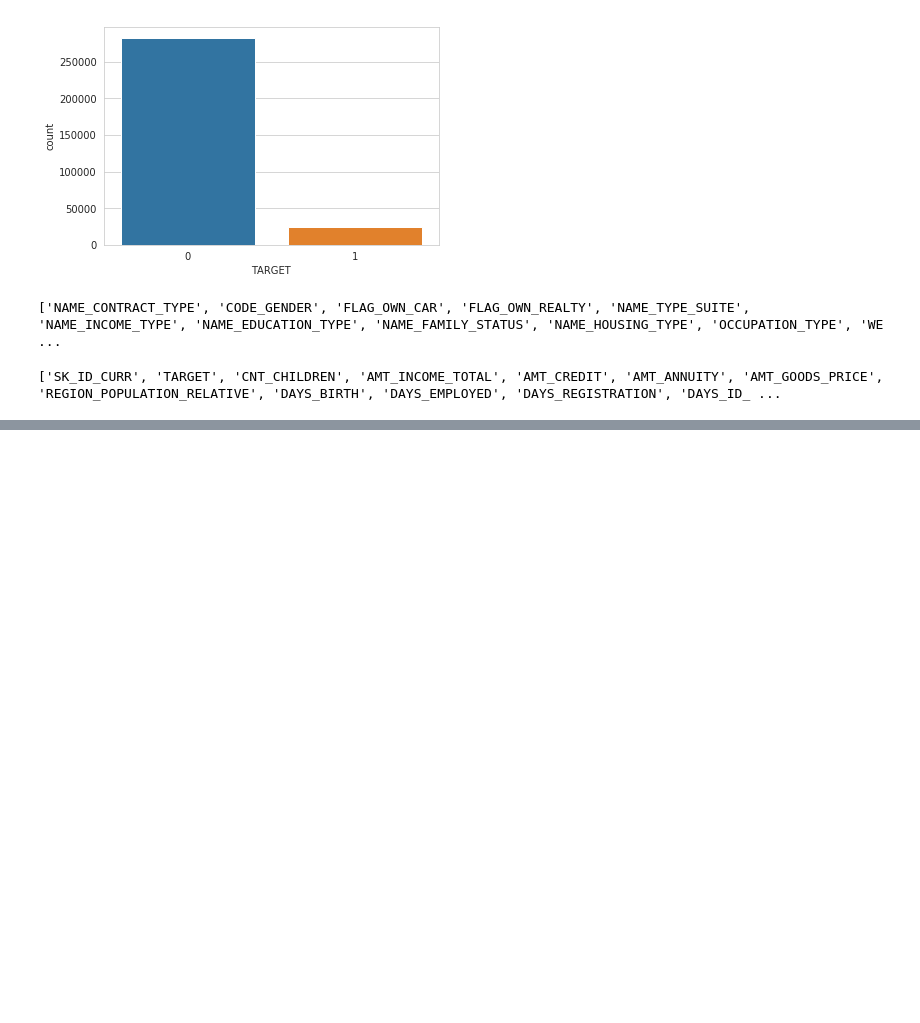
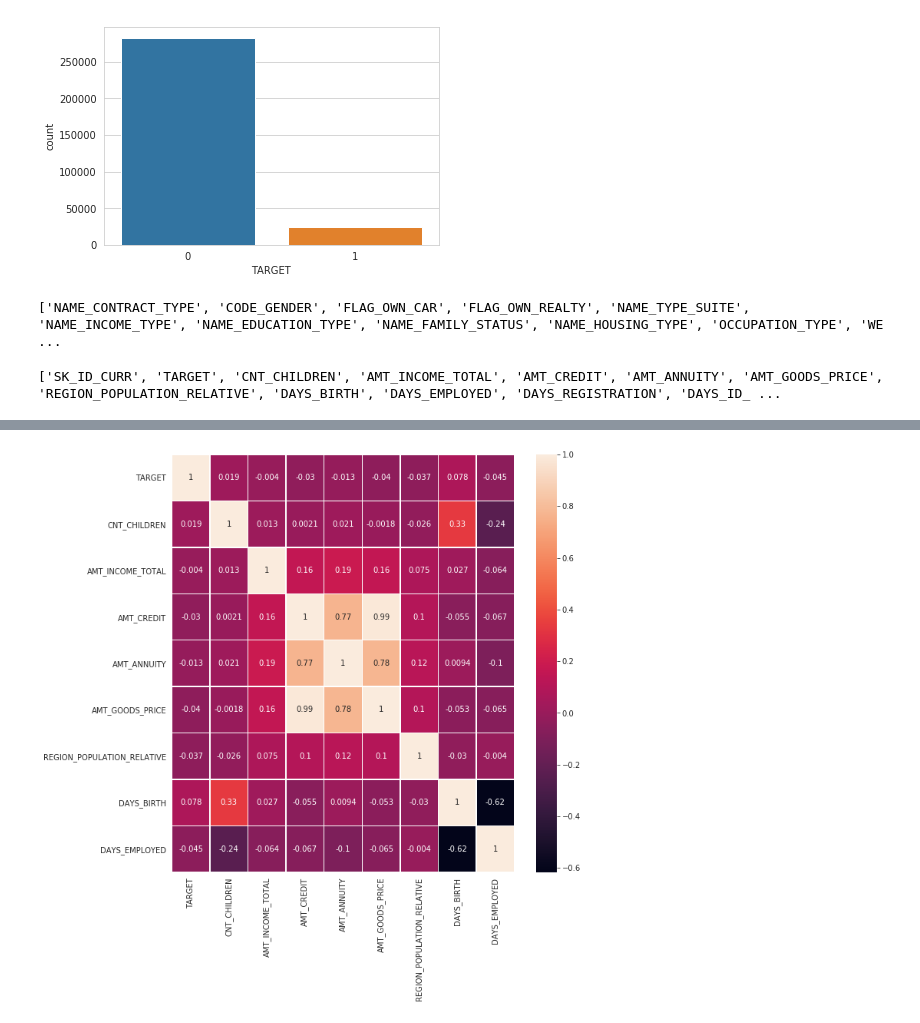
Before and after one commit to jyothishkjames/Home-Credit-Default-Risk-Analysis-Prediction-Machine-Learning, a Jupyter notebook: notebook/exploratory_data_analysis.ipynb, the cells around one changed output, grey strips where cells are left out. Cells and saved outputs as stored; diff of their text form; code cells hidden in the pictures; blank space fills up the shorter version.

```diff
--- a/notebook/exploratory_data_analysis.ipynb
+++ b/notebook/exploratory_data_analysis.ipynb
@@ -51,0 +76,8 @@ print(numerical_features)
+# %%
+# Plotting corelation matrix for application_train_df dataframe
+fig, ax = plt.subplots(figsize=(10,10))
+corrMatrix_application_train =  application_train_df[['TARGET', 'CNT_CHILDREN', 'AMT_INCOME_TOTAL', 'AMT_CREDIT', 'AMT_ANNUITY', 'AMT_GOODS_PRICE', 'REGION_POPULATION_RELATIVE', 'DAYS_BIRTH', 'DAYS_EMPLOYED']].corr()
+sns.heatmap(corrMatrix_application_train, annot=True, linewidths=.5, ax=ax)
+plt.show()
+# %% [output]
+[figure, added]
```
Also changed, not shown: parts of 9 cells of this notebook.
